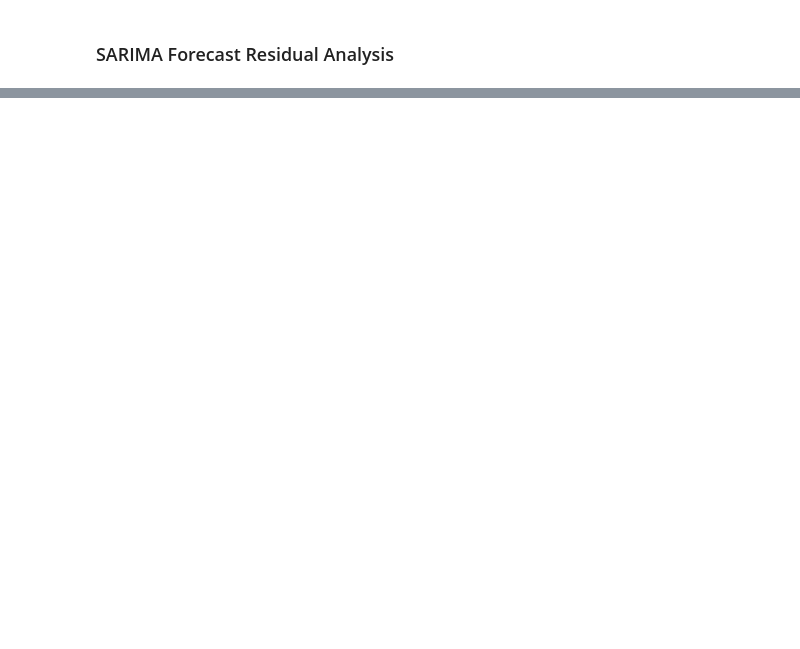
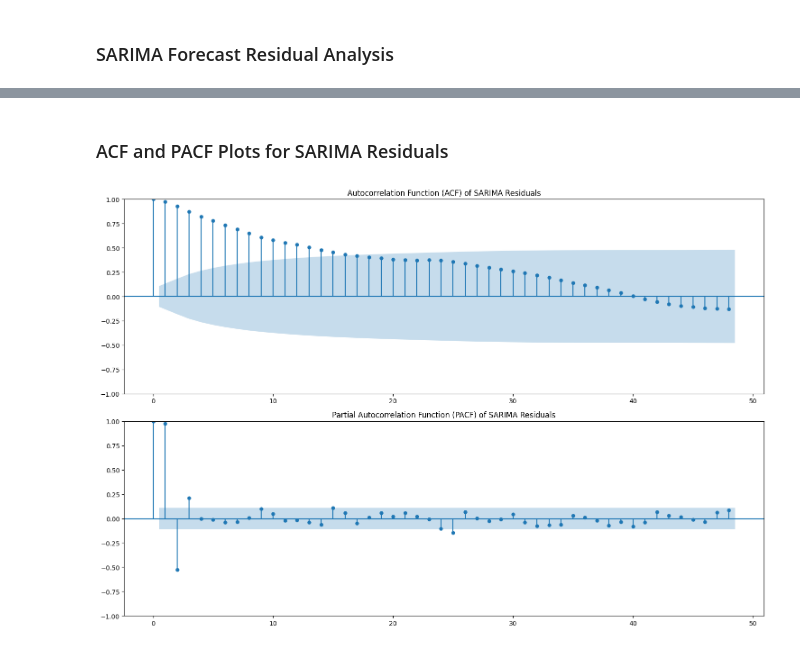
Before and after one commit to Vishnu912py/Resource-Demand-Forecasting, a Jupyter notebook: MSTL Decomposition/MSTL(using_electricity_dataset).ipynb, the cells around one changed output, grey strips where cells are left out. Saved outputs shown, nothing was run; the diff lists cells and outputs as text; code cells hidden in the pictures; blank space fills up the shorter version.

```diff
--- a/MSTL Decomposition/MSTL(using_electricity_dataset).ipynb
+++ b/MSTL Decomposition/MSTL(using_electricity_dataset).ipynb
@@ -425,0 +649,14 @@ plt.show()
+# %% [markdown]
+### ACF and PACF Plots for SARIMA Residuals
+# %%
+from statsmodels.graphics.tsaplots import plot_acf, plot_pacf
+
+fig, axes = plt.subplots(2, 1, figsize=(15, 10))
+
+plot_acf(sarima_residuals, lags=48, ax=axes[0], title='Autocorrelation Function (ACF) of SARIMA Residuals')
+plot_pacf(sarima_residuals, lags=48, ax=axes[1], title='Partial Autocorrelation Function (PACF) of SARIMA Residuals')
+
+plt.tight_layout()
+plt.show()
+# %% [output]
+[figure, added]
```
Also changed, not shown: parts of 16 cells of this notebook.
